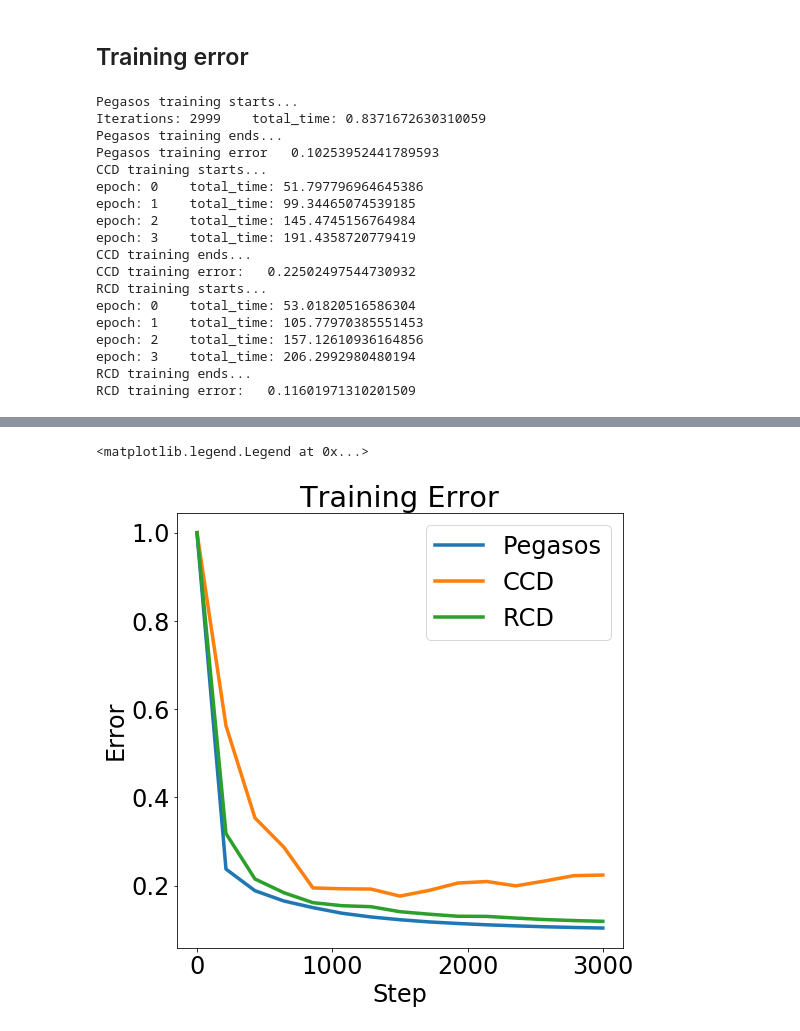
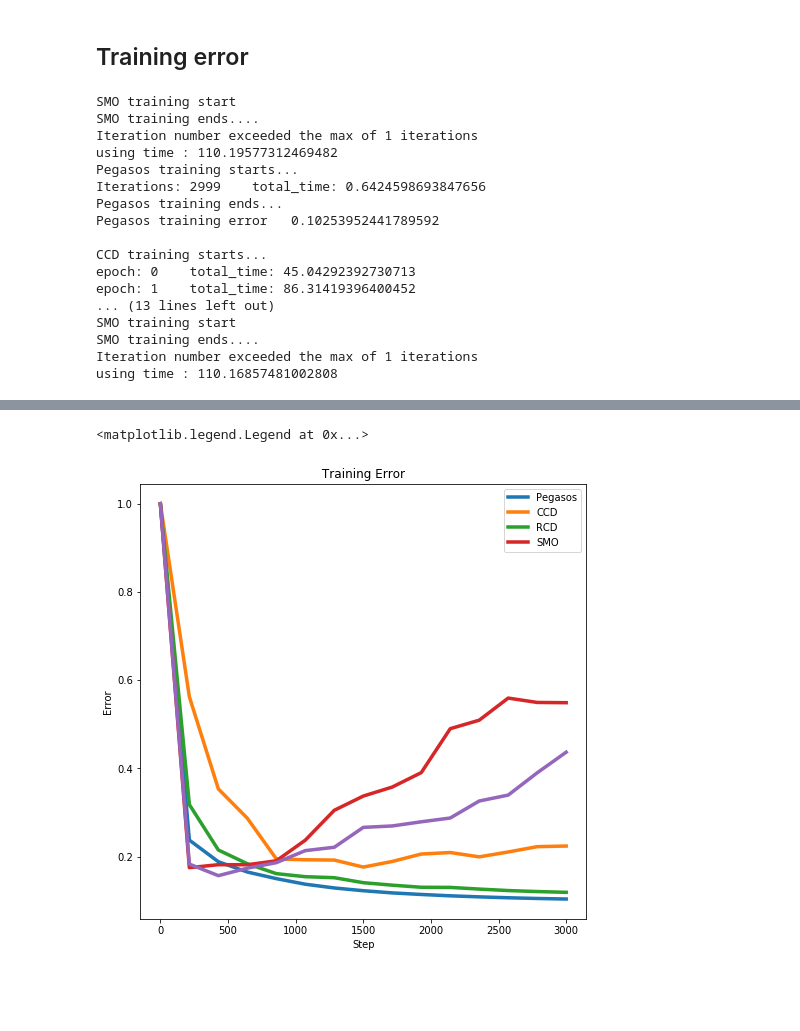
Before and after one commit to realmoment2017/Optimization_for_ML_FALL2018, a Jupyter notebook: final_project_iteration_comparison.ipynb, the cells around one changed output, grey strips where cells are left out. Saved outputs shown, nothing was run; the diff lists cells and outputs as text; code cells hidden in the pictures; blank space fills up the shorter version.

```diff
--- a/final_project_iteration_comparison.ipynb
+++ b/final_project_iteration_comparison.ipynb
@@ -103,19 +111,25 @@ def set_primal_random_cd_params():
     t_bias = 10
     return _lambda, num_steps, w0, t_bias
 
+# Random SMO
+rsvm_model = RSVM(max_iter=1, kernel_type='linear', C=1.0, epsilon=0.001)
+rsvm_model.fit(train_vectors, train_labels)
+
+
 # pegasos
 pegasos_lambda, pegasos_num_steps, w0 = set_pegasos_params()   # initialize params
 pegasos_weight, pegasos_running_time = pegasos_gradient_descent(\
                         w0, [pegasos_lambda]*pegasos_num_steps, train_vectors, train_labels, proj)   # training
 pegasos_output_weight = average_weight(pegasos_weight.copy())  # average weights as outputs
 print("Pegasos training error  ", objective(pegasos_output_weight[-1], pegasos_lambda, train_vectors, train_labels)) # print final training error
-
+print("        ")
 # primal cyclic coordinate descent
 primal_cyclic_cd_lambda, primal_cyclic_cd_num_steps, w0, t_bias = set_primal_cyclic_cd_params()
 primal_cyclic_cd_weight, primal_cyclic_cd_running_time = cyclic_coordinate_descent_primal_subgradient( \
                         w0, [primal_cyclic_cd_lambda]*primal_cyclic_cd_num_steps, train_vectors, train_labels, t_bias, proj)
 primal_cyclic_cd_output_weight = average_weight(primal_cyclic_cd_weight.copy())
 print("CCD training error:  ", objective(primal_cyclic_cd_output_weight[-1], primal_cyclic_cd_lambda, train_vectors, train_labels))
+print("        ")
 
 # primal random coordinate descent
 primal_random_cd_lambda, primal_random_cd_num_steps, w0, t_bias = set_primal_random_cd_params()
@@ -123,25 +137,33 @@ primal_random_cd_weight, primal_random_cd_running_time = random_coordinate_desce
                         w0, [primal_random_cd_lambda]*primal_random_cd_num_steps, train_vectors, train_labels, t_bias, proj)
 primal_random_cd_output_weight = average_weight(primal_random_cd_weight.copy())
 print("RCD training error:  ", objective(primal_random_cd_output_weight[-1], primal_random_cd_lambda, train_vectors, train_labels))
+print("        ")
+
+# SVM using SMO descend
+svm_model = SVM(max_iter=1, kernel_type='linear', C=1.0, epsilon=0.001)
+svm_model.fit(train_vectors, train_labels)
+# for i in range(len(svm_model.w_ls)):
+#     if i % 10 == 0:
+#         e = 1 - (X_train_scaled @ model.w_ls[i]) * y
+#         e_ls.append(np.linalg.norm(model.w_ls[i])**2 / 2.0 + np.mean((e > 0) * e))
 # %% [output]
+SMO training start
+SMO training ends....
+Iteration number exceeded the max of 1 iterations
+using time : 110.19577312469482
 Pegasos training starts...
-Iterations: 2999    total_time: 0.8371672630310059
+Iterations: 2999    total_time: 0.6424598693847656
 Pegasos training ends...
-Pegasos training error   0.10253952441789593
+Pegasos training error   0.10253952441789592
+
 CCD training starts...
-epoch: 0    total_time: 51.797796964645386
-epoch: 1    total_time: 99.34465074539185
-epoch: 2    total_time: 145.4745156764984
-epoch: 3    total_time: 191.4358720779419
-CCD training ends...
-CCD training error:   0.22502497544730932
-RCD training starts...
-epoch: 0    total_time: 53.01820516586304
-epoch: 1    total_time: 105.77970385551453
-epoch: 2    total_time: 157.12610936164856
-epoch: 3    total_time: 206.2992980480194
-RCD training ends...
-RCD training error:   0.11601971310201509
+epoch: 0    total_time: 45.04292392730713
+epoch: 1    total_time: 86.31419396400452
+... (13 lines left out)
+SMO training start
+SMO training ends....
+Iteration number exceeded the max of 1 iterations
+using time : 110.16857481002808
 # %%
 # training error plot
 plot_dilation = 200
@@ -151,7 +173,9 @@ plot_iters = 3000
 error_plot(pegasos_output_weight[:plot_iters], pegasos_lambda, train_vectors, train_labels, 'Pegasos', plot_dilation)
 error_plot(primal_cyclic_cd_output_weight[:plot_iters], primal_cyclic_cd_lambda, train_vectors, train_labels, 'CCD', plot_dilation)
 error_plot(primal_random_cd_output_weight[:plot_iters], primal_random_cd_lambda, train_vectors, train_labels, 'RCD', plot_dilation)
+error_plot(svm_model.w_ls[:plot_iters], 1.0, train_vectors, train_labels, 'SMO', plot_dilation)
+error_plot(rsvm_model.w_ls[:plot_iters], 1.0, train_vectors, train_labels, 'rSMO', plot_dilation)
 
 plt.title(' Training Error ')
-plt.legend(['Pegasos', 'CCD', 'RCD'])
+plt.legend(['Pegasos', 'CCD', 'RCD', 'SMO', 'RSMO'])
 # %% [output]
@@ -161,5 +187,5 @@ RCD error: 0.11889345190670322
 <matplotlib.legend.Legend at 0x...>
-[figure, old version]
+[figure, new version]
 # %%
 # training acc plot
 plt.figure(figsize=(8, 8))
```
Also changed, not shown: parts of 6 cells of this notebook, 23 other files.
